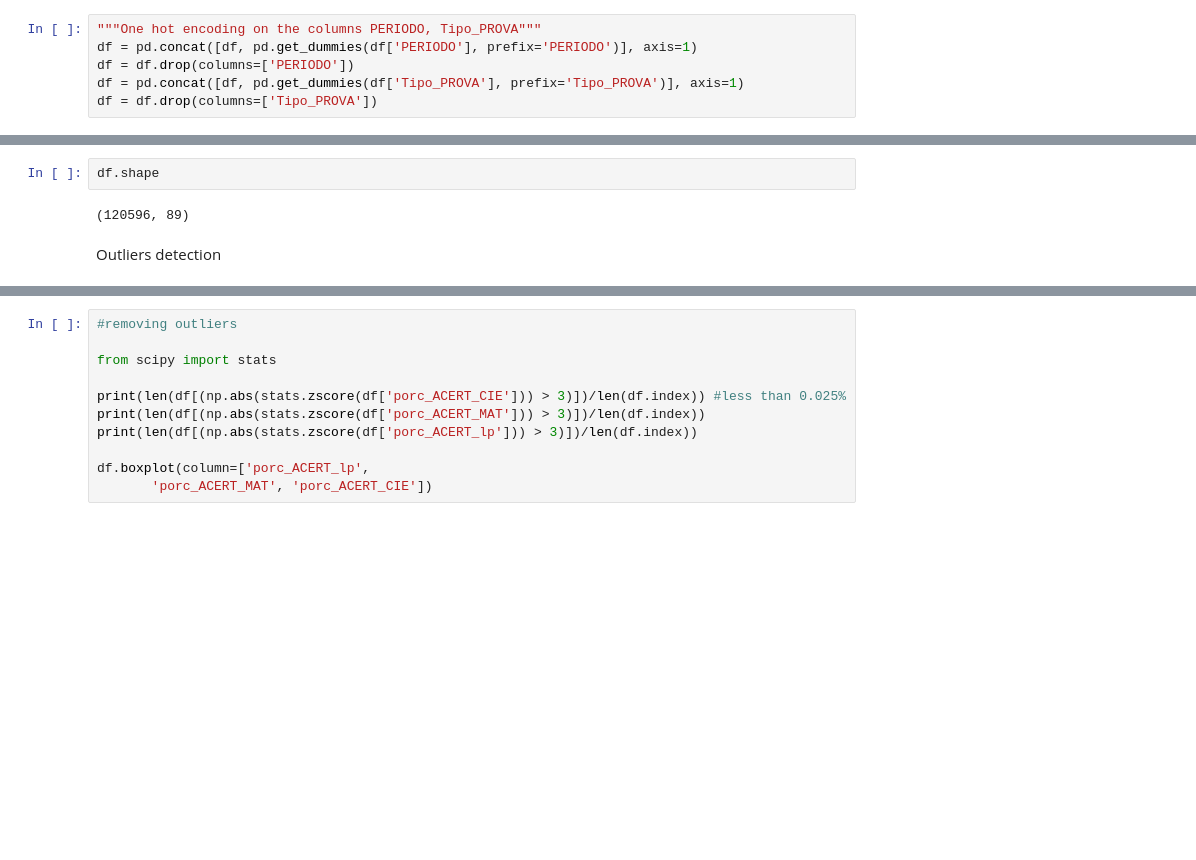
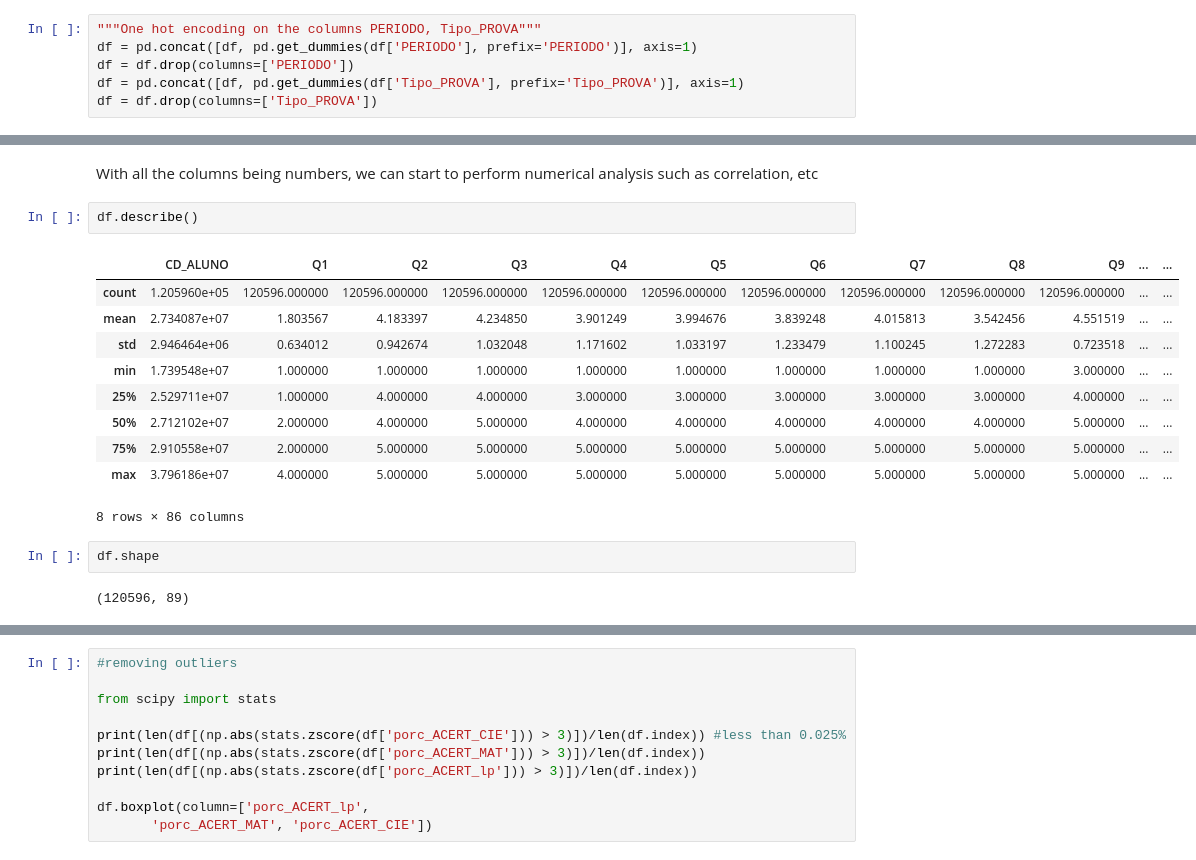
Before and after one commit to arthurcbaia/mc886, a Jupyter notebook: Copy_of_2022s2_mc886mo444_assignment_02.ipynb, the cells around one changed output, grey strips where cells are left out. Drawn from its saved outputs; the diff is of its cells as text; blank space fills up the shorter version.

```diff
--- a/Copy_of_2022s2_mc886mo444_assignment_02.ipynb
+++ b/Copy_of_2022s2_mc886mo444_assignment_02.ipynb
@@ -343,6 +349,19 @@ get_categorical_columns(df)
+# %% [markdown]
+With all the columns being numbers, we can start to perform numerical analysis such as correlation, etc
+# %%
+df.describe()
+# %% [output]
+|  | CD_ALUNO | Q1 | Q2 | Q3 | Q4 | Q5 | Q6 | Q7 | Q8 | Q9 | ... | ... |
+| count | 1.205960e+05 | 120596.000000 | 120596.000000 | 120596.000000 | 120596.000000 | 120596.000000 | 120596.000000 | 120596.000000 | 120596.000000 | 120596.000000 | ... | ... |
+| mean | 2.734087e+07 | 1.803567 | 4.183397 | 4.234850 | 3.901249 | 3.994676 | 3.839248 | 4.015813 | 3.542456 | 4.551519 | ... | ... |
+| std | 2.946464e+06 | 0.634012 | 0.942674 | 1.032048 | 1.171602 | 1.033197 | 1.233479 | 1.100245 | 1.272283 | 0.723518 | ... | ... |
+| min | 1.739548e+07 | 1.000000 | 1.000000 | 1.000000 | 1.000000 | 1.000000 | 1.000000 | 1.000000 | 1.000000 | 3.000000 | ... | ... |
+| 25% | 2.529711e+07 | 1.000000 | 4.000000 | 4.000000 | 3.000000 | 3.000000 | 3.000000 | 3.000000 | 3.000000 | 4.000000 | ... | ... |
+| 50% | 2.712102e+07 | 2.000000 | 4.000000 | 5.000000 | 4.000000 | 4.000000 | 4.000000 | 4.000000 | 4.000000 | 5.000000 | ... | ... |
+| 75% | 2.910558e+07 | 2.000000 | 5.000000 | 5.000000 | 5.000000 | 5.000000 | 5.000000 | 5.000000 | 5.000000 | 5.000000 | ... | ... |
+| max | 3.796186e+07 | 4.000000 | 5.000000 | 5.000000 | 5.000000 | 5.000000 | 5.000000 | 5.000000 | 5.000000 | 5.000000 | ... | ... |
+8 rows × 86 columns
 # %%
 df.shape
 # %% [output]
 (120596, 89)
-# %% [markdown]
-Outliers detection
```
Also changed, not shown: parts of 36 cells of this notebook.
